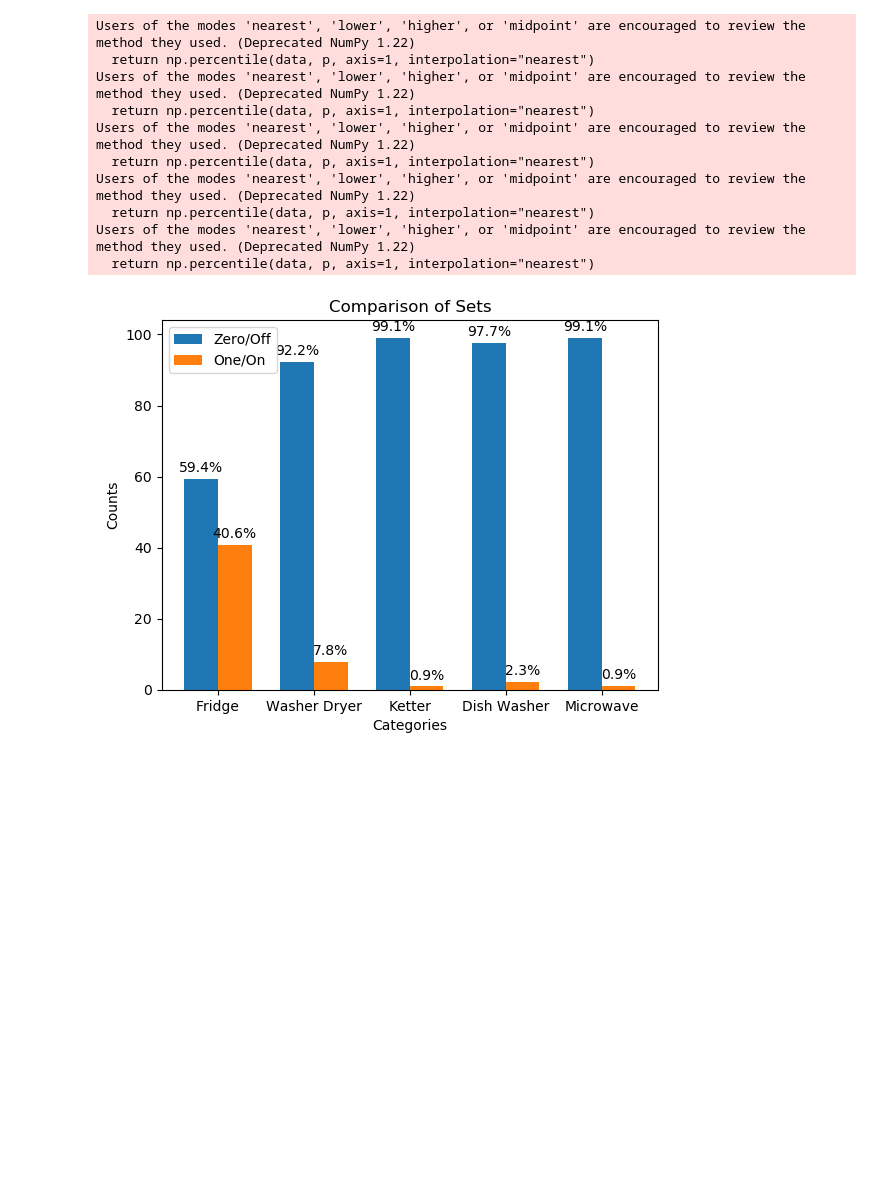
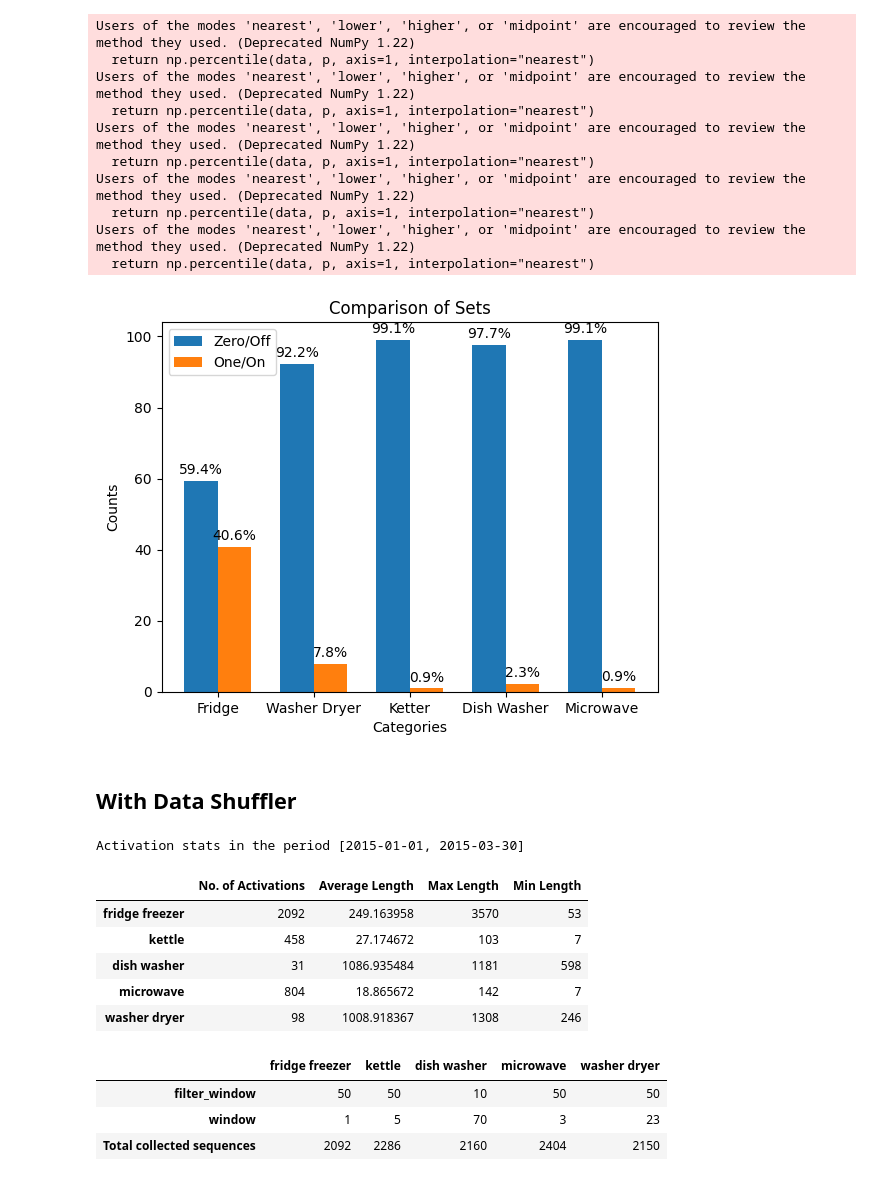
Before and after one commit to MarielTinaco/nilm-tools, a Jupyter notebook: notebooks/UKDALE_Statistical_Analysis.ipynb, the cells around one changed output. Saved outputs shown, nothing was run; the diff lists cells and outputs as text; code cells hidden in the pictures; blank space fills up the shorter version.

Commit message:
Update: Compare Stat analysis

```diff
--- a/notebooks/UKDALE_Statistical_Analysis.ipynb
+++ b/notebooks/UKDALE_Statistical_Analysis.ipynb
@@ -30,10 +34,12 @@ from src.utils import paths_manager as pathsman
 
 ## Variable declaration for dataset
 BUILDING = 1
+START_TIME = "2015-01-01"
+END_TIME = "2015-03-30"
 
 ## Dataset initialization
 dataset = nilmtk.DataSet(pathsman.UKDALE_H5_PATH)
-dataset.set_window(start="2015-01-01", end="2015-03-30")
+dataset.set_window(start=START_TIME, end=END_TIME)
 # %%
 #dataset.buildings[BUILDING].elec
 # %%
@@ -173,4 +179,6 @@ Users of the modes 'nearest', 'lower', 'higher', or 'midpoint' are encouraged to
 zero, one = extract_states(states)
 state_plot(zero, one)
 # %% [output]
-[figure, old version]
+[figure, new version]
+# %% [markdown]
+## With Data Shuffler
@@ -176,0 +190,35 @@ state_plot(zero, one)
+# %%
+FRIDGE_FREEZER = "fridge freezer"
+KETTLE = "kettle"
+DISHWASHER = "dish washer"
+MICROWAVE = "microwave"
+WASHER_DRYER = "washer dryer"
+
+applist = [FRIDGE_FREEZER, KETTLE, DISHWASHER, MICROWAVE, WASHER_DRYER]
+# %%
+print(f"Activation stats in the period [{START_TIME}, {END_TIME}]")
+row = []
+
+for app in applist:
+    col = []
+    app_name = app.upper()
+    activations = power_elec[app].get_activations()
+    total_num = len(activations)
+    average_length = stat.mean(map(len, activations))
+    max_length = max(map(len, activations))
+    min_length = min(map(len, activations))
+    col.append(total_num)
+    col.append(average_length)
+    col.append(max_length)
+    col.append(min_length)
+    row.append(col)
+
+pd.DataFrame(row, columns=["No. of Activations", "Average Length", "Max Length", "Min Length"], index=applist)
+# %% [output]
+Activation stats in the period [2015-01-01, 2015-03-30]
+|  | No. of Activations | Average Length | Max Length | Min Length |
+| fridge freezer | 2092 | 249.163958 | 3570 | 53 |
+| kettle | 458 | 27.174672 | 103 | 7 |
+| dish washer | 31 | 1086.935484 | 1181 | 598 |
+| microwave | 804 | 18.865672 | 142 | 7 |
+| washer dryer | 98 | 1008.918367 | 1308 | 246 |
@@ -176,0 +231,36 @@ state_plot(zero, one)
+# %%
+info = {
+        FRIDGE_FREEZER : {
+                "filter_window" : 50,
+                "window" : 1,
+        },
+        KETTLE : {
+                "filter_window" : 50,
+                "window" : 5,
+        },
+        DISHWASHER : {
+                "filter_window" : 10,
+                "window" : 70,
+        },
+        MICROWAVE : {
+                "filter_window" : 50,
+                "window" : 3,
+        },
+        WASHER_DRYER : {
+                "filter_window" : 50,
+                "window" : 23
+        }
+}
+targets_store = defaultdict(list)
+
+for app in applist:
+        collected_sequences = collect_sequence(app, num_windows=info[app]["window"])
+        info[app]["Total collected sequences"] = len(collected_sequences)
+        targets_store[app] = collected_sequences
+
+pd.DataFrame(info)
+# %% [output]
+|  | fridge freezer | kettle | dish washer | microwave | washer dryer |
+| filter_window | 50 | 50 | 10 | 50 | 50 |
+| window | 1 | 5 | 70 | 3 | 23 |
+| Total collected sequences | 2092 | 2286 | 2160 | 2404 | 2150 |
```
Also changed, not shown: parts of 6 cells of this notebook.
